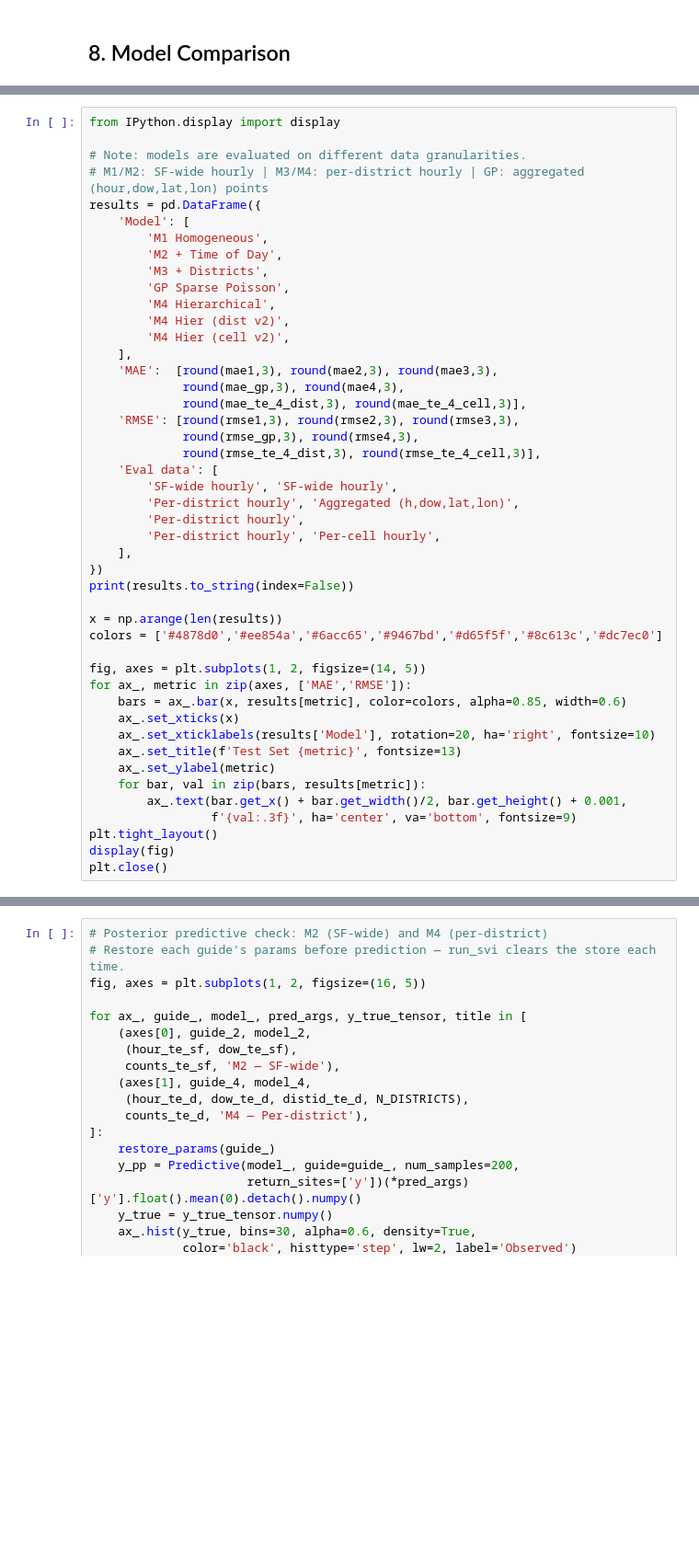
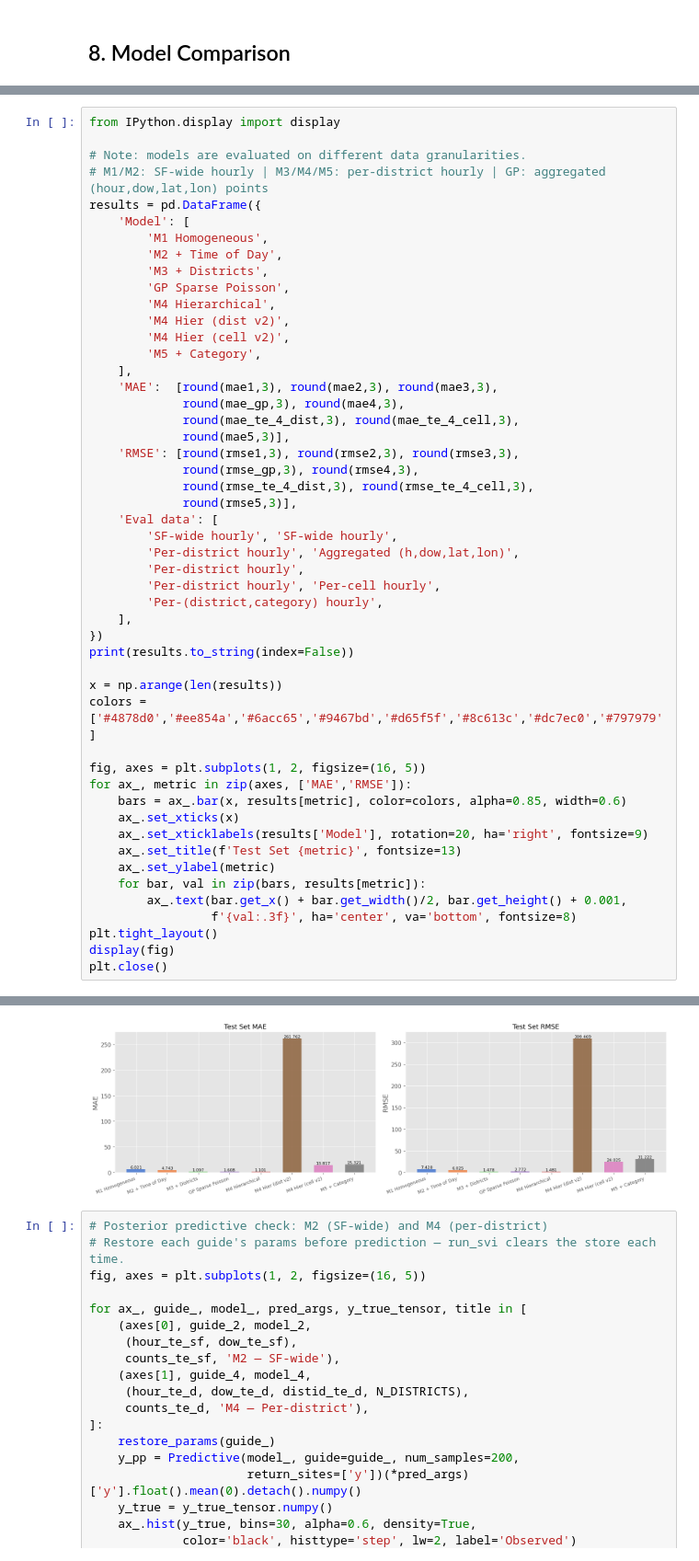
Before and after one commit to bodvarsdottirkristin/model-based, a Jupyter notebook: src/models/models_kb.ipynb, the cells around one changed output, grey strips where cells are left out. Shown at 92% size. Saved outputs shown, nothing was run; the diff lists cells and outputs as text; blank space fills up the shorter version.

```diff
--- a/src/models/models_kb.ipynb
+++ b/src/models/models_kb.ipynb
@@ -1188,7 +1310,7 @@ plt.tight_layout(); plt.show()
 from IPython.display import display
 
 # Note: models are evaluated on different data granularities.
-# M1/M2: SF-wide hourly | M3/M4: per-district hourly | GP: aggregated (hour,dow,lat,lon) points
+# M1/M2: SF-wide hourly | M3/M4/M5: per-district hourly | GP: aggregated (hour,dow,lat,lon) points
 results = pd.DataFrame({
     'Model': [
         'M1 Homogeneous',
@@ -1198,35 +1320,40 @@ results = pd.DataFrame({
         'M4 Hierarchical',
         'M4 Hier (dist v2)',
         'M4 Hier (cell v2)',
+        'M5 + Category',
     ],
     'MAE':  [round(mae1,3), round(mae2,3), round(mae3,3),
              round(mae_gp,3), round(mae4,3),
-             round(mae_te_4_dist,3), round(mae_te_4_cell,3)],
+             round(mae_te_4_dist,3), round(mae_te_4_cell,3),
+             round(mae5,3)],
     'RMSE': [round(rmse1,3), round(rmse2,3), round(rmse3,3),
              round(rmse_gp,3), round(rmse4,3),
-             round(rmse_te_4_dist,3), round(rmse_te_4_cell,3)],
+             round(rmse_te_4_dist,3), round(rmse_te_4_cell,3),
+             round(rmse5,3)],
     'Eval data': [
         'SF-wide hourly', 'SF-wide hourly',
         'Per-district hourly', 'Aggregated (h,dow,lat,lon)',
         'Per-district hourly',
         'Per-district hourly', 'Per-cell hourly',
+        'Per-(district,category) hourly',
     ],
 })
 print(results.to_string(index=False))
 
 x = np.arange(len(results))
-colors = ['#4878d0','#ee854a','#6acc65','#9467bd','#d65f5f','#8c613c','#dc7ec0']
+colors = ['#4878d0','#ee854a','#6acc65','#9467bd','#d65f5f','#8c613c','#dc7ec0','#797979']
 
-fig, axes = plt.subplots(1, 2, figsize=(14, 5))
+fig, axes = plt.subplots(1, 2, figsize=(16, 5))
 for ax_, metric in zip(axes, ['MAE','RMSE']):
     bars = ax_.bar(x, results[metric], color=colors, alpha=0.85, width=0.6)
     ax_.set_xticks(x)
-    ax_.set_xticklabels(results['Model'], rotation=20, ha='right', fontsize=10)
+    ax_.set_xticklabels(results['Model'], rotation=20, ha='right', fontsize=9)
     ax_.set_title(f'Test Set {metric}', fontsize=13)
     ax_.set_ylabel(metric)
     for bar, val in zip(bars, results[metric]):
         ax_.text(bar.get_x() + bar.get_width()/2, bar.get_height() + 0.001,
-                 f'{val:.3f}', ha='center', va='bottom', fontsize=9)
+                 f'{val:.3f}', ha='center', va='bottom', fontsize=8)
 plt.tight_layout()
 display(fig)
 plt.close()
+# %% [output]
@@ -1233,3 +1369,4 @@ plt.close()
+[figure, added]
 # %%
 # Posterior predictive check: M2 (SF-wide) and M4 (per-district)
 # Restore each guide's params before prediction — run_svi clears the store each time.
```
Also changed, not shown: parts of 4 cells of this notebook, 1 other file.
